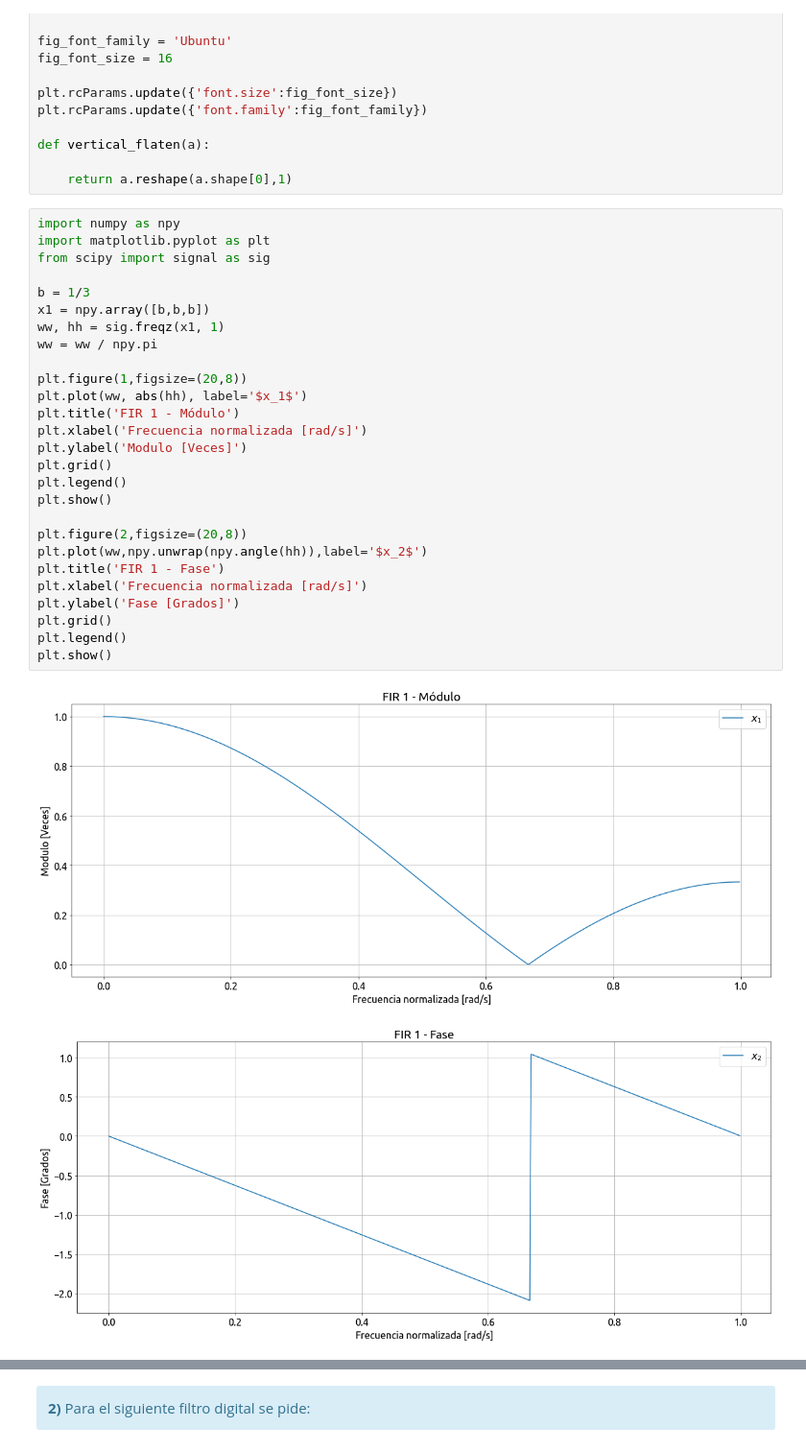
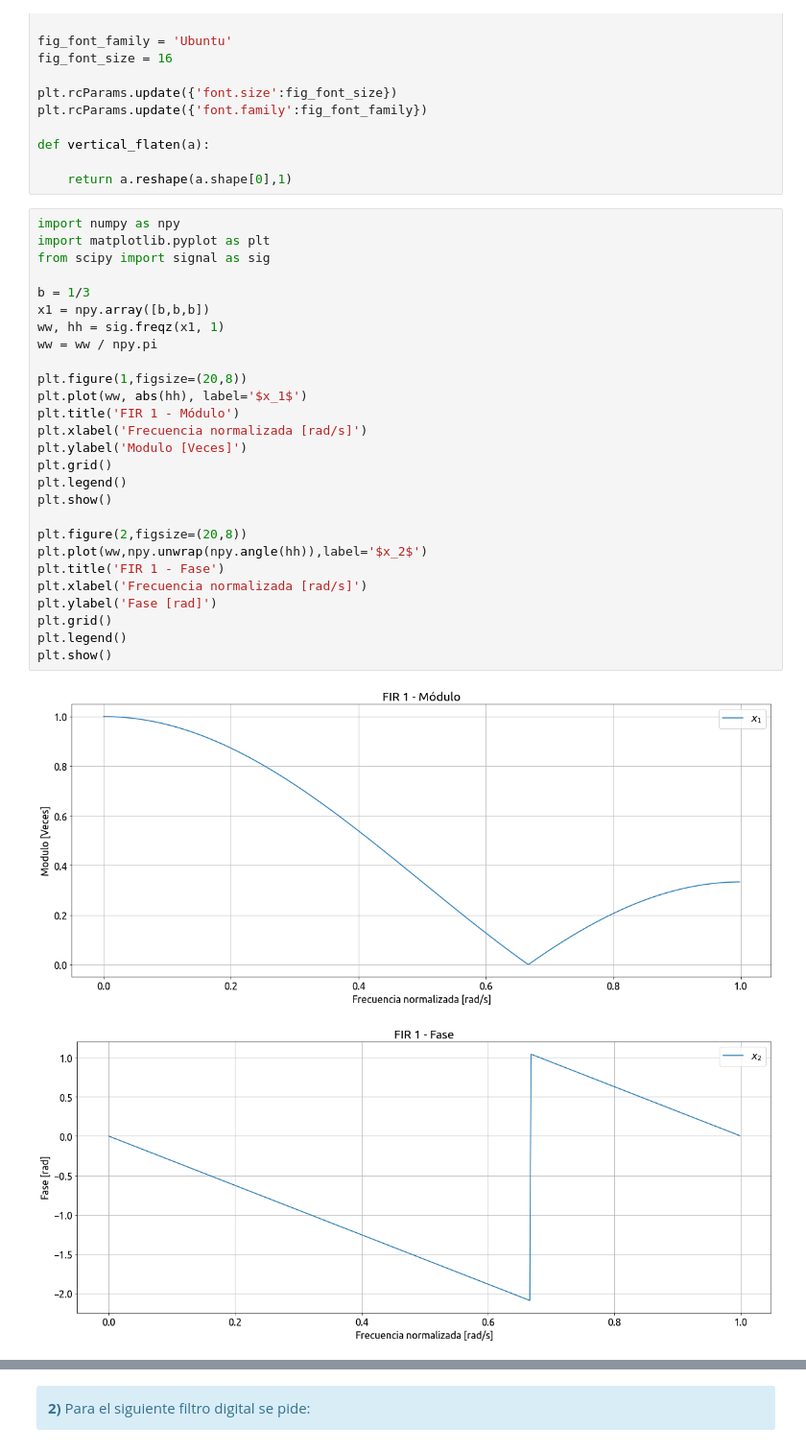
Before and after one commit to jbl95/pds-trabajosPracticos, a Jupyter notebook: TP4 - Filtrado.ipynb, the cells around one changed output, grey strips where cells are left out. Shown at 96% size. Saved outputs shown, nothing was run; the diff lists cells and outputs as text.

```diff
--- a/TP4 - Filtrado.ipynb
+++ b/TP4 - Filtrado.ipynb
@@ -60,33 +65,33 @@ def vertical_flaten(a):
 # %%
 import numpy as npy
 import matplotlib.pyplot as plt
 from scipy import signal as sig
 
 b = 1/3
 x1 = npy.array([b,b,b])
 ww, hh = sig.freqz(x1, 1)
 ww = ww / npy.pi
 
 plt.figure(1,figsize=(20,8))
 plt.plot(ww, abs(hh), label='$x_1$')
 plt.title('FIR 1 - Módulo')
 plt.xlabel('Frecuencia normalizada [rad/s]')
 plt.ylabel('Modulo [Veces]')
 plt.grid()
 plt.legend()
 plt.show()
 
 plt.figure(2,figsize=(20,8))
 plt.plot(ww,npy.unwrap(npy.angle(hh)),label='$x_2$')
 plt.title('FIR 1 - Fase')
 plt.xlabel('Frecuencia normalizada [rad/s]')
-plt.ylabel('Fase [Grados]')
+plt.ylabel('Fase [rad]')
 plt.grid()
 plt.legend()
 plt.show()
 # %% [output]
 [figure]
-[figure, old version]
+[figure, new version]
 # %%
 b2 = 1/5
 x2 = npy.array([b2,b2,b2,b2,b2])
```
Also changed, not shown: parts of 14 cells of this notebook, 5 other files.
